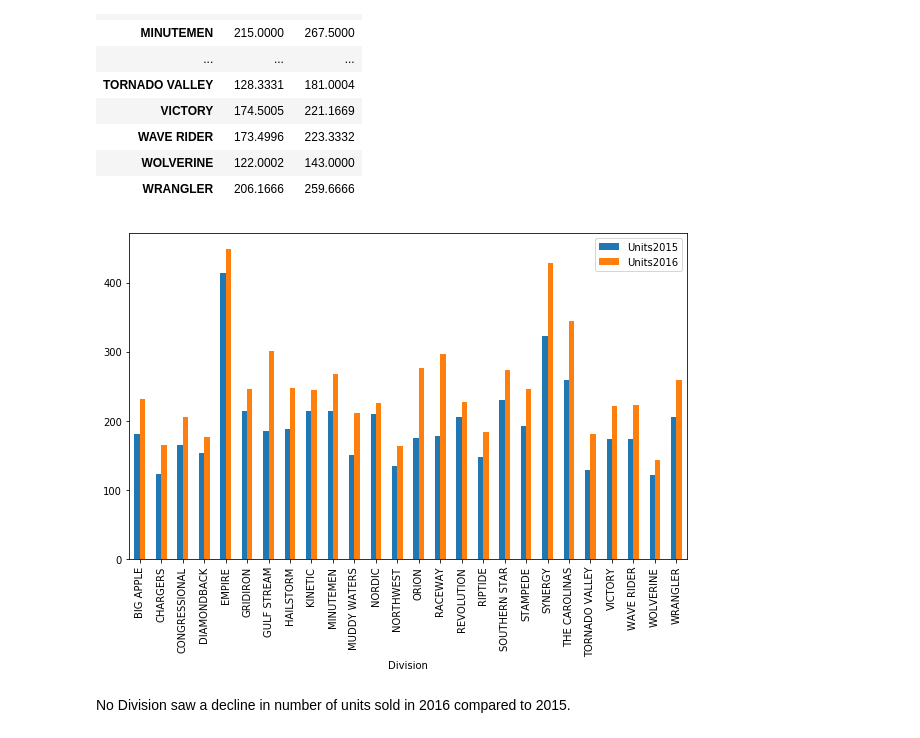
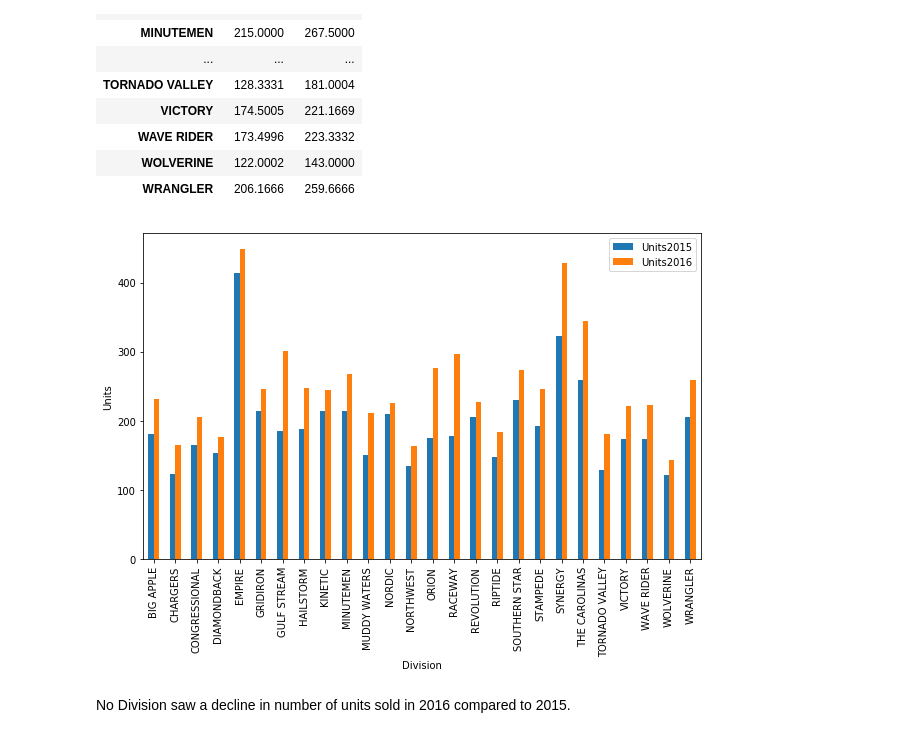
Before and after one commit to devarun07/Analytix, a Jupyter notebook: CaseStudy/6. Pandas Case Study 4 - Python Visualizations Case Study/6. Pandas Case Study 4 - Python Visualizations Case Study/Case Study-4.ipynb, the cells around one changed output. Drawn from its saved outputs; the diff is of its cells as text; code cells hidden in the pictures.

```diff
--- a/CaseStudy/6. Pandas Case Study 4 - Python Visualizations Case Study/6. Pandas Case Study 4 - Python Visualizations Case Study/Case Study-4.ipynb
+++ b/CaseStudy/6. Pandas Case Study 4 - Python Visualizations Case Study/6. Pandas Case Study 4 - Python Visualizations Case Study/Case Study-4.ipynb
@@ -191,9 +185,10 @@ df7
 | WRANGLER | 206.1666 | 259.6666 |
 # %%
 df7.plot(kind='bar',figsize=(10,6))
+plt.ylabel('Units')
 plt.show()
 # %% [output]
-[figure, old version]
+[figure, new version]
 # %% [markdown]
 No Division saw a decline in number of units sold in 2016 compared to 2015.
 # %% [markdown]
```
Also changed, not shown: parts of 17 cells of this notebook, 1 other file.
